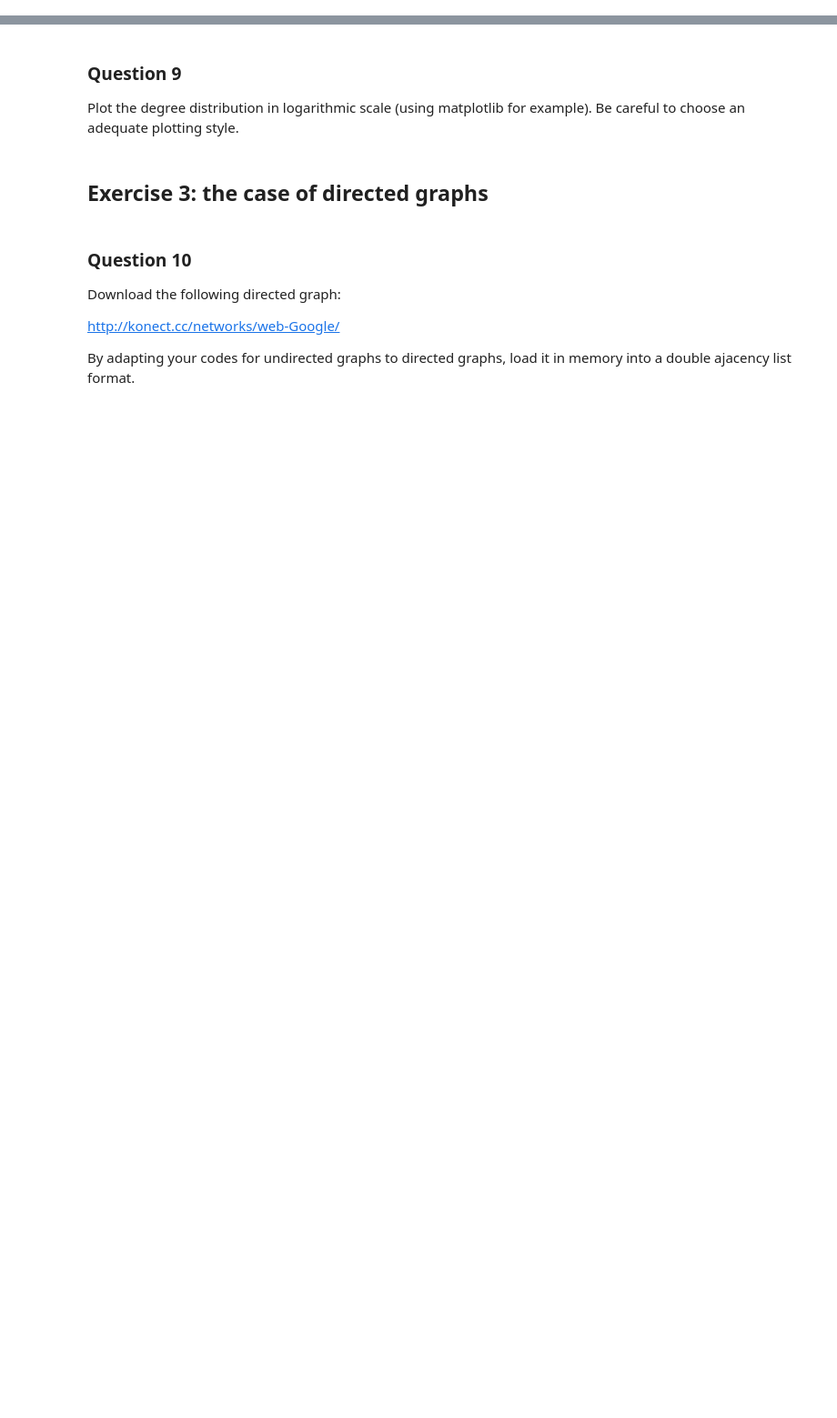
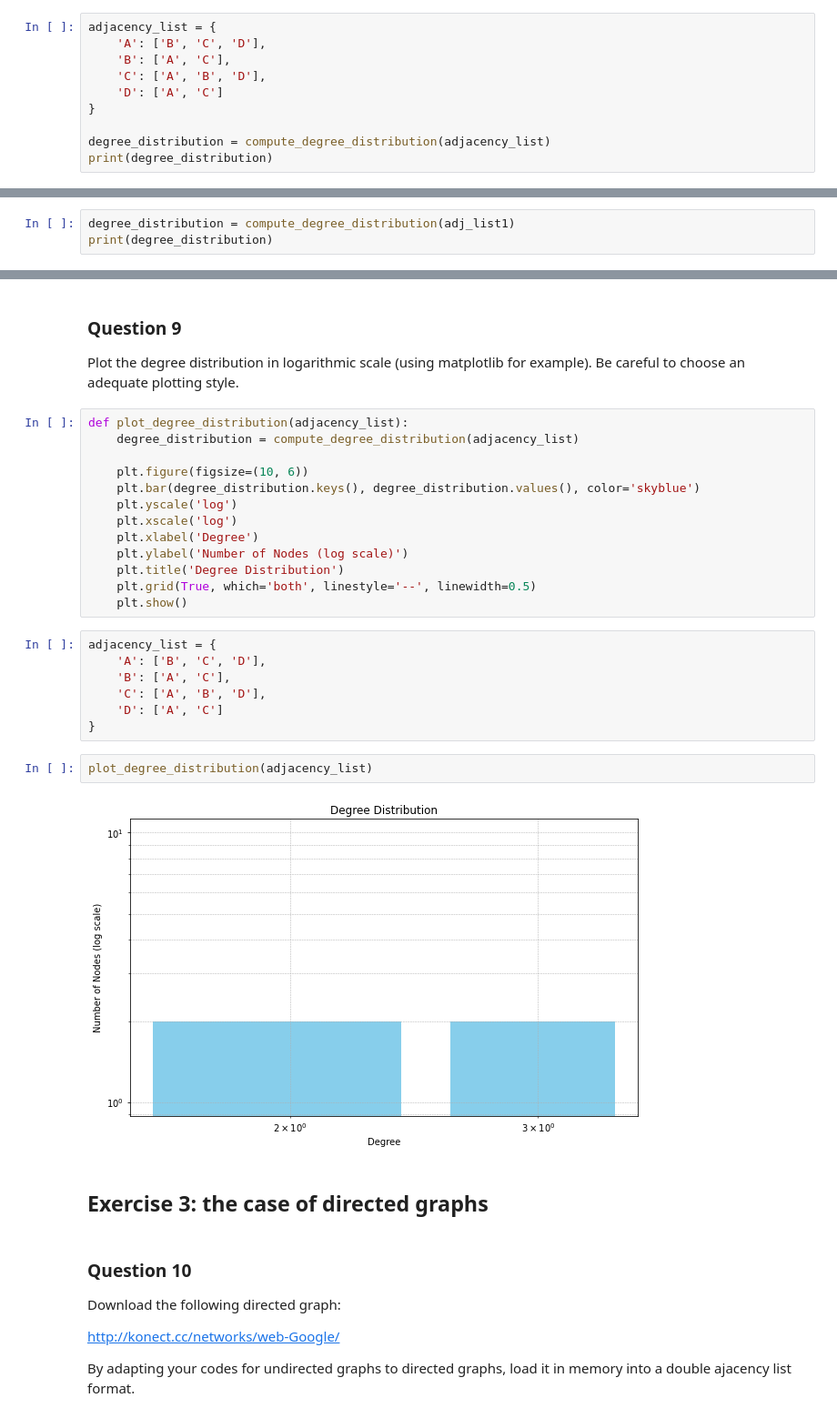
Before and after one commit to JackThay/NAM_TP1, a Jupyter notebook: TP1_Students.ipynb, the cells around one changed output, grey strips where cells are left out. Shown at 91% size. Saved outputs shown, nothing was run; the diff lists cells and outputs as text; blank space fills up the shorter version.

```diff
--- a/TP1_Students.ipynb
+++ b/TP1_Students.ipynb
@@ -158,0 +186,10 @@ deg: number of occurrences
+# %%
+adjacency_list = {
+    'A': ['B', 'C', 'D'],
+    'B': ['A', 'C'],
+    'C': ['A', 'B', 'D'],
+    'D': ['A', 'C']
+}
+
+degree_distribution = compute_degree_distribution(adjacency_list)
+print(degree_distribution)
@@ -158,0 +198,3 @@ deg: number of occurrences
+# %%
+degree_distribution = compute_degree_distribution(adj_list1)
+print(degree_distribution)
@@ -160,6 +204,30 @@ deg: number of occurrences
 ### Question 9
 
 Plot the degree distribution in logarithmic scale (using matplotlib for example). Be careful to choose an adequate plotting style.
+# %%
+def plot_degree_distribution(adjacency_list):
+    degree_distribution = compute_degree_distribution(adjacency_list)
+
+    plt.figure(figsize=(10, 6))
+    plt.bar(degree_distribution.keys(), degree_distribution.values(), color='skyblue')
+    plt.yscale('log')
+    plt.xscale('log')
+    plt.xlabel('Degree')
+    plt.ylabel('Number of Nodes (log scale)')
+    plt.title('Degree Distribution')
+    plt.grid(True, which='both', linestyle='--', linewidth=0.5)
+    plt.show()
+# %%
+adjacency_list = {
+    'A': ['B', 'C', 'D'],
+    'B': ['A', 'C'],
+    'C': ['A', 'B', 'D'],
+    'D': ['A', 'C']
+}
+# %%
+plot_degree_distribution(adjacency_list)
+# %% [output]
+[figure, added]
 # %% [markdown]
 ## Exercise 3: the case of directed graphs
 # %% [markdown]
```
Also changed, not shown: parts of 17 cells of this notebook, 1 other file.
